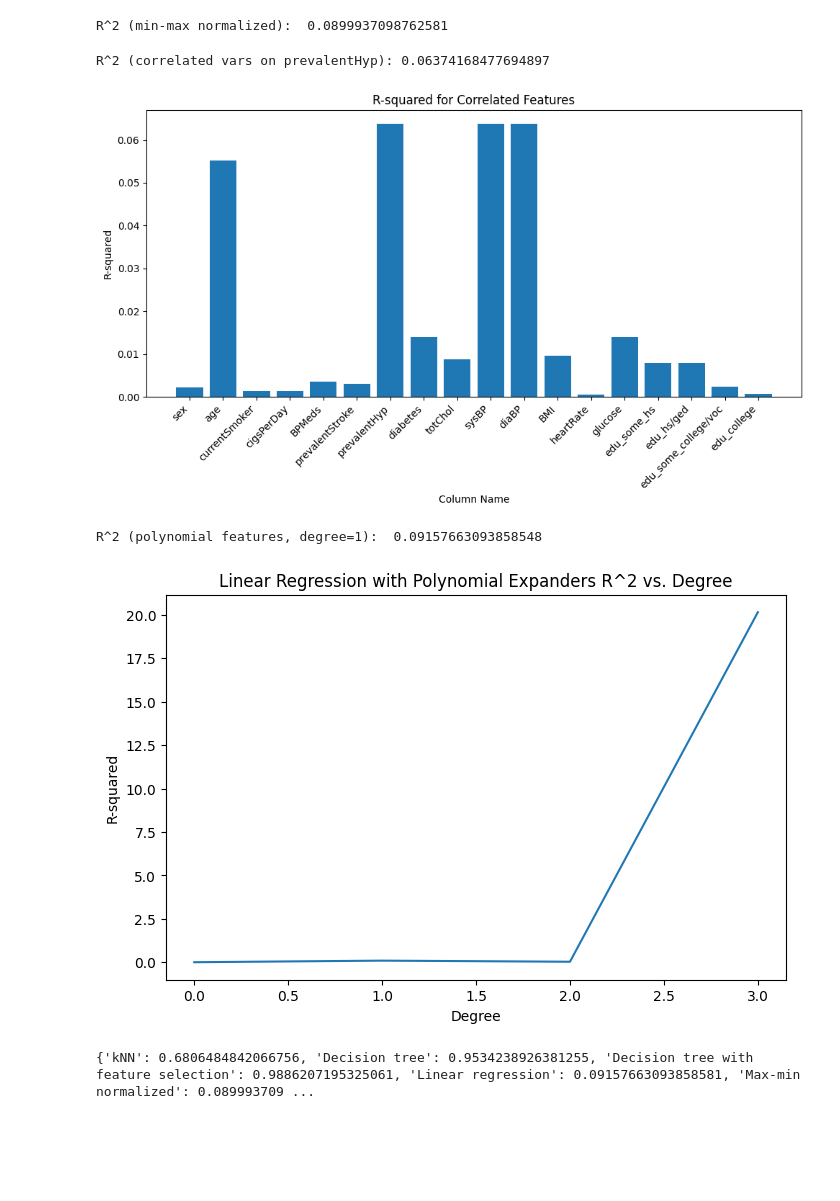
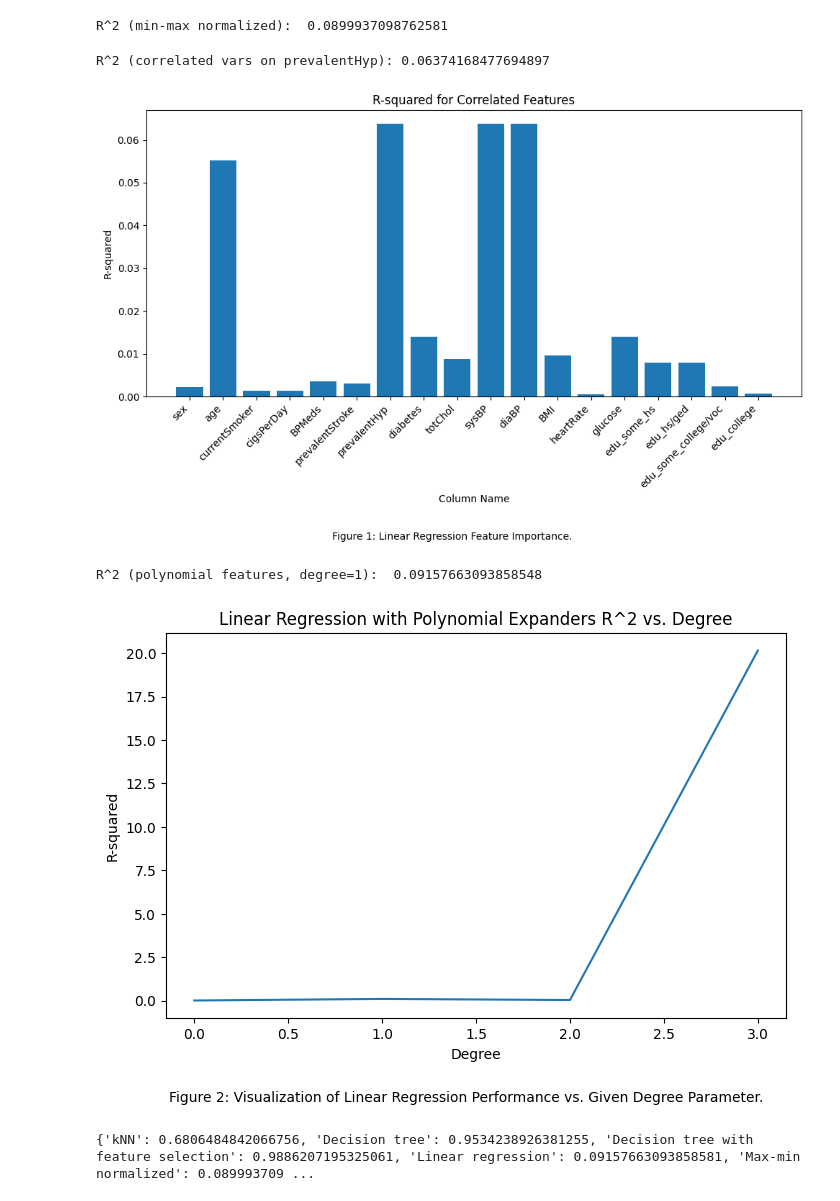
Before and after one commit to JulianKrese/project_chd, a Jupyter notebook: model_work.ipynb, the cells around one changed output. Cells and saved outputs as stored; diff of their text form; code cells hidden in the pictures; blank space fills up the shorter version.

```diff
--- a/model_work.ipynb
+++ b/model_work.ipynb
@@ -224,34 +234,36 @@ corr_matrix = X_train.corr()
 best_r2 = 0
 best_col = ""
 r2_scores = []
 cols = []
 for col in corr_matrix:
   high_corr_vars = corr_matrix.index[abs(corr_matrix[col]) > 0.5]
   X_train_corr = X_train[high_corr_vars]
   X_test_corr = X_test[high_corr_vars]
   corr_reg = LinearRegression().fit(X_train_corr, y_train)
   r2 = abs(corr_reg.score(X_test_corr, y_test))
   r2_scores.append(r2)
   cols.append(col)
   if r2 > best_r2:
     best_r2 = r2
     best_col = col
 
 print(f"R^2 (correlated vars on {best_col}): {best_r2}")
 R_squared_vals[f"Correlated vars on {best_col}"] = best_r2
 
 #  Visualizing R-squared vs. Column
 plt.figure(figsize=(10, 6))
 plt.bar(cols, r2_scores)
 plt.xlabel('Column Name')
 plt.ylabel('R-squared')
 plt.title('R-squared for Correlated Features')
 plt.xticks(rotation=45, ha='right')
 plt.tight_layout()
+plt.figtext(0.5, -0.05, "Figure 1: Linear Regression Feature Importance.", ha='center', va='center')
+
 plt.show()
 # %% [output]
 R^2 (correlated vars on prevalentHyp): 0.06374168477694897
-[figure, old version]
+[figure, new version]
 # %%
 # trying linear regression with polynomial expanders (tests multiple degrees to find best R-squared)
 best_r2 = 0
@@ -278,10 +290,12 @@ plt.plot(degrees, r2_scores)
 plt.xlabel('Degree')
 plt.ylabel('R-squared')
 plt.title('Linear Regression with Polynomial Expanders R^2 vs. Degree')
+plt.figtext(0.5, -0.05, "Figure 2: Visualization of Linear Regression Performance vs. Given Degree Parameter.", ha='center', va='center')
+
 plt.show()
 # %% [output]
 R^2 (polynomial features, degree=1):  0.09157663093858548
-[figure, old version]
+[figure, new version]
 # %%
 # print all R-squared vals found
 print(R_squared_vals)
```
Also changed, not shown: parts of 5 cells of this notebook.
